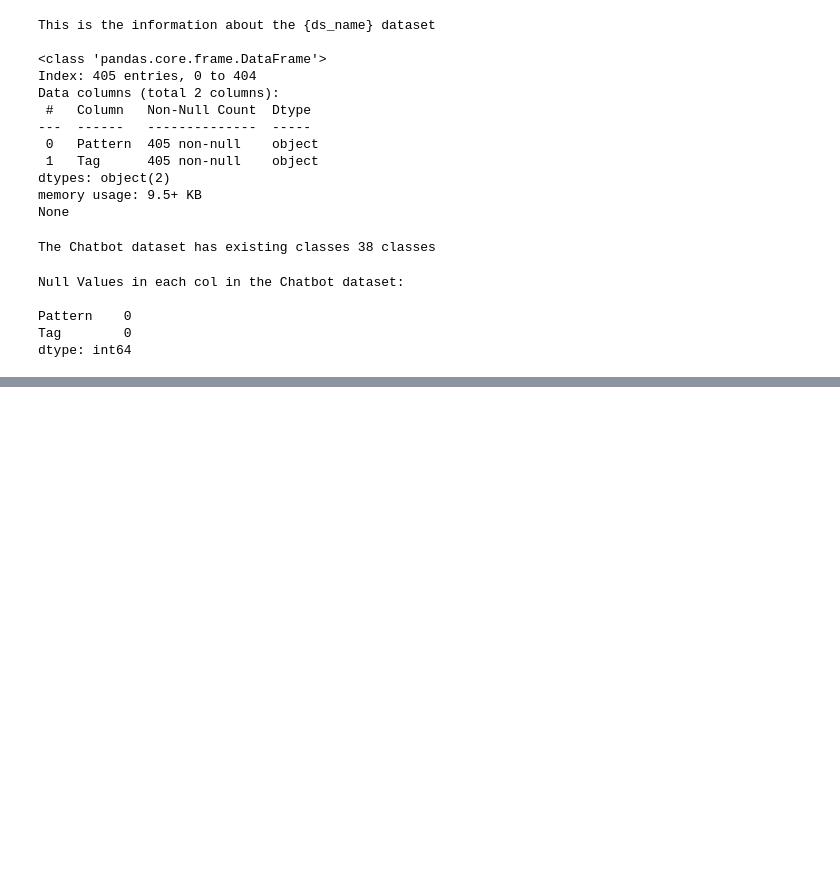
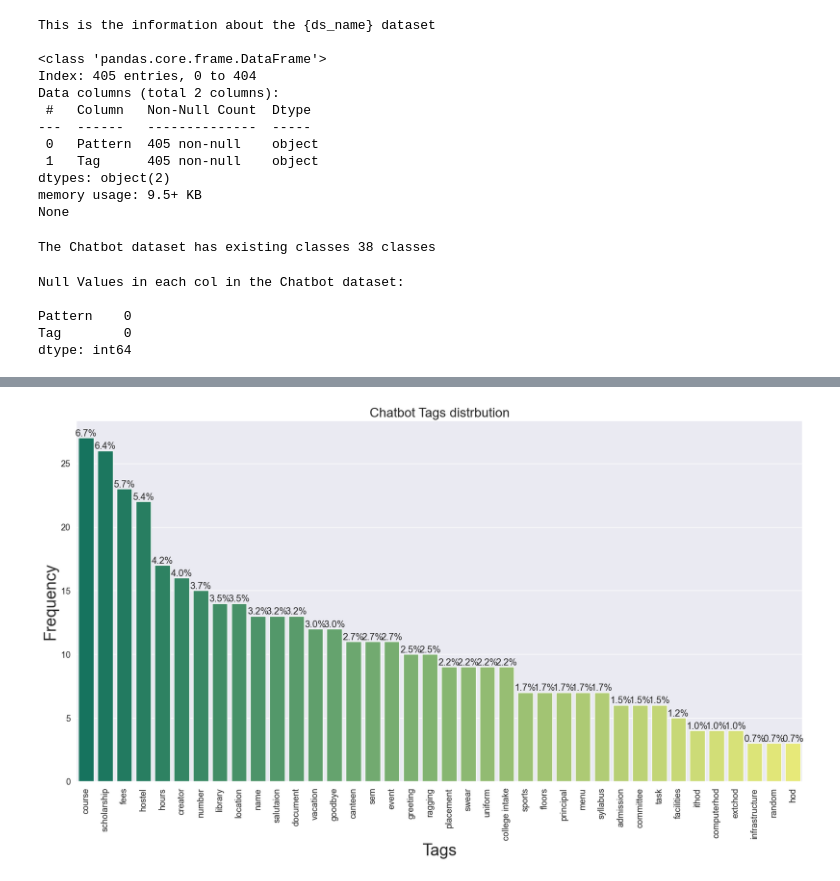
Before and after one commit to granger-p/chatbot, a Jupyter notebook: ai_chatbots.ipynb, the cells around one changed output, grey strips where cells are left out. Drawn from its saved outputs; the diff is of its cells as text; code cells hidden in the pictures; blank space fills up the shorter version.

```diff
--- a/ai_chatbots.ipynb
+++ b/ai_chatbots.ipynb
@@ -136,0 +146,25 @@ dtype: int64
+# %%
+def count_plot(x, df, title, xlabel, ylabel, width, height, order = None, rotation=False, palette='winter', hue=None):
+    ncount = len(df)
+    plt.figure(figsize=(width,height))
+    ax = sns.countplot(x = x, palette=palette, order = order, hue=hue)
+    plt.title(title, fontsize=20)
+    if rotation:
+        plt.xticks(rotation = 'vertical')
+    plt.xlabel(xlabel, fontsize=25)
+    plt.ylabel(ylabel, fontsize=25)
+
+    ax.yaxis.set_label_position('left')
+    for p in ax.patches:
+        x=p.get_bbox().get_points()[:,0]
+        y=p.get_bbox().get_points()[1,1]
+        ax.annotate('{:.1f}%'.format(100.*y/ncount), (x.mean(), y),
+                ha='center', va='bottom') # set the alignment of the text
+
+    plt.show()
+# %%
+sns.set(font_scale = 1.2)
+order = df['Tag'].value_counts().index
+count_plot(df['Tag'], df, "Chatbot Tags distrbution", "Tags", "Frequency", 20,10, order=order,rotation=True, palette="summer")
+# %% [output]
+[figure, added]
```
Also changed, not shown: parts of 4 cells of this notebook.
